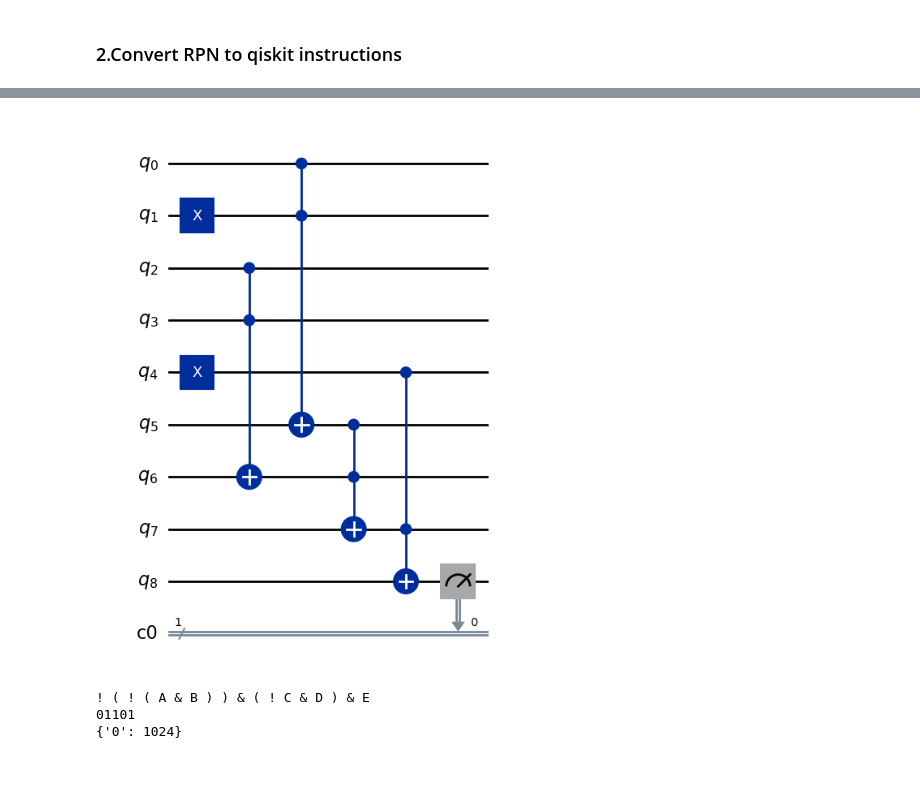
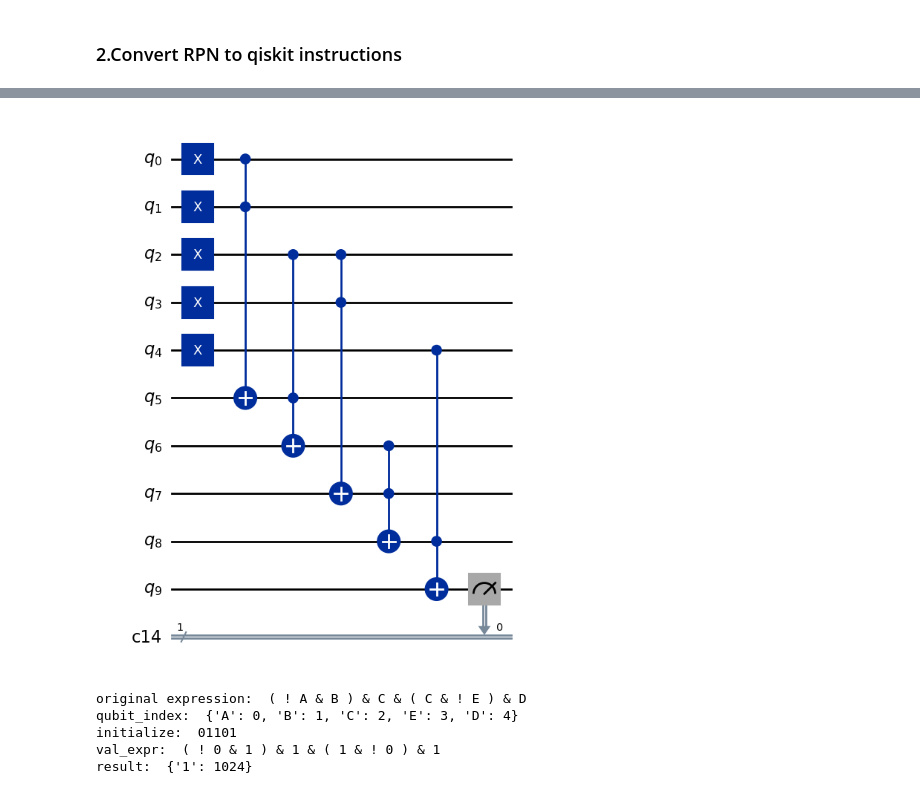
Before and after one commit to xuelx1/LearnQC, a Jupyter notebook: exp2oracle.ipynb, the cells around one changed output, grey strips where cells are left out. Drawn from its saved outputs; the diff is of its cells as text; code cells hidden in the pictures.

```diff
--- a/exp2oracle.ipynb
+++ b/exp2oracle.ipynb
@@ -7,7 +7,10 @@ from funcs import *
 ### 1. convert expression to reverse prefix notation
 # %%
 # expression should only contain capital letters or !, (, ), &, separated by spaces
-expression = '! ( ! ( A & B ) ) & ( ! C & D ) & E'
+# expression = '! ( ! ( A & B ) ) & ( ! C & D ) & E'
+expression = '( ! A & B ) & C & ( C & ! E ) & D'
+# remenber to change 'testvec' after changing 'expression'
+testvec = '01101'        # test vector should agree with the expression in the number of variables
 # %%
 def infixToPostfix(infixexpr):
     prec = {}
@@ -46,18 +49,21 @@ print(rpnlst)
 # %% [markdown]
 ### 2.Convert RPN to qiskit instructions
 # %%
-qubit_num = len(rpnlst) - rpnlst.count('!')
-qc = QuantumCircuit(qubit_num)
 qubit_dict = {}
+not_dict = {}
 flag = 0
 for ch in rpnlst:
-    if ch.isalpha():
+    if ch.isalpha() and ch not in qubit_dict:
         qubit_dict[ch] = flag
+        not_dict[flag] = 0
         flag += 1
+qubit_num = flag + rpnlst.count('&')
+qc = QuantumCircuit(qubit_num)
 flag -= 1
-testvec = '01101'
+
 for i in range(flag+1):
     if testvec[i] == '1':
         qc.x(i)
 print(qubit_dict, flag)
+print(not_dict)
 # %% [output]
@@ -77,12 +72,23 @@ print(tokens)
 # %%
-flag = 4
+operators = ['&', '!']
 stack = []
+tokens = []
+for char in rpnlst:
+    if char.isalpha():
+        tokens.append(qubit_dict[char])
+    elif char in operators:
+        tokens.append(char)
+print(tokens)
 for token in tokens:
     print(token, stack, flag)
     if token not in operators:
         stack.append(token)
+        if (token in not_dict) and (not_dict[token] % 2 == 1):
+            qc.x(token)    # if the number of '!' is odd, apply x gate
     elif token == '!':
         qc.x(stack[-1])
+        if stack[-1] in not_dict:
+            not_dict[stack[-1]] += 1
     elif token == '&':
         flag += 1
         qc.ccx(stack[-2], stack[-1], flag)
@@ -111,17 +115,27 @@ qc.draw(output='mpl')
 # %%
-qc = transpile(qc, backend=AerSimulator(), optimization_level=2)
+qc = transpile(qc, backend=AerSimulator(), optimization_level=3)
 c = ClassicalRegister(1)
 qc.add_register(c)
 qc.measure(flag, c[0])
 qc.draw(output='mpl')
 # %% [output]
-[figure, old version]
+[figure, new version]
-# %%
-print(expression)
-print(testvec)
-results = execute_qc(qc)
-print(results)
-# %% [output]
-! ( ! ( A & B ) ) & ( ! C & D ) & E
-01101
-{'0': 1024}
+# %%
+print('original expression: ', expression)
+print('qubit_index: ', qubit_dict)
+print('initialize: ', testvec)
+val_expr = ''
+for ch in expression:
+    if ch in qubit_dict:
+        val_expr += testvec[qubit_dict[ch]]
+    else:
+        val_expr += ch
+print('val_expr: ', val_expr)
+results = execute_qc(qc)
+print('result: ', results)
+# %% [output]
+original expression:  ( ! A & B ) & C & ( C & ! E ) & D
+qubit_index:  {'A': 0, 'B': 1, 'C': 2, 'E': 3, 'D': 4}
+initialize:  01101
+val_expr:  ( ! 0 & 1 ) & 1 & ( 1 & ! 0 ) & 1
+result:  {'1': 1024}
```
Also changed, not shown: parts of 5 cells of this notebook, 1 other file.
